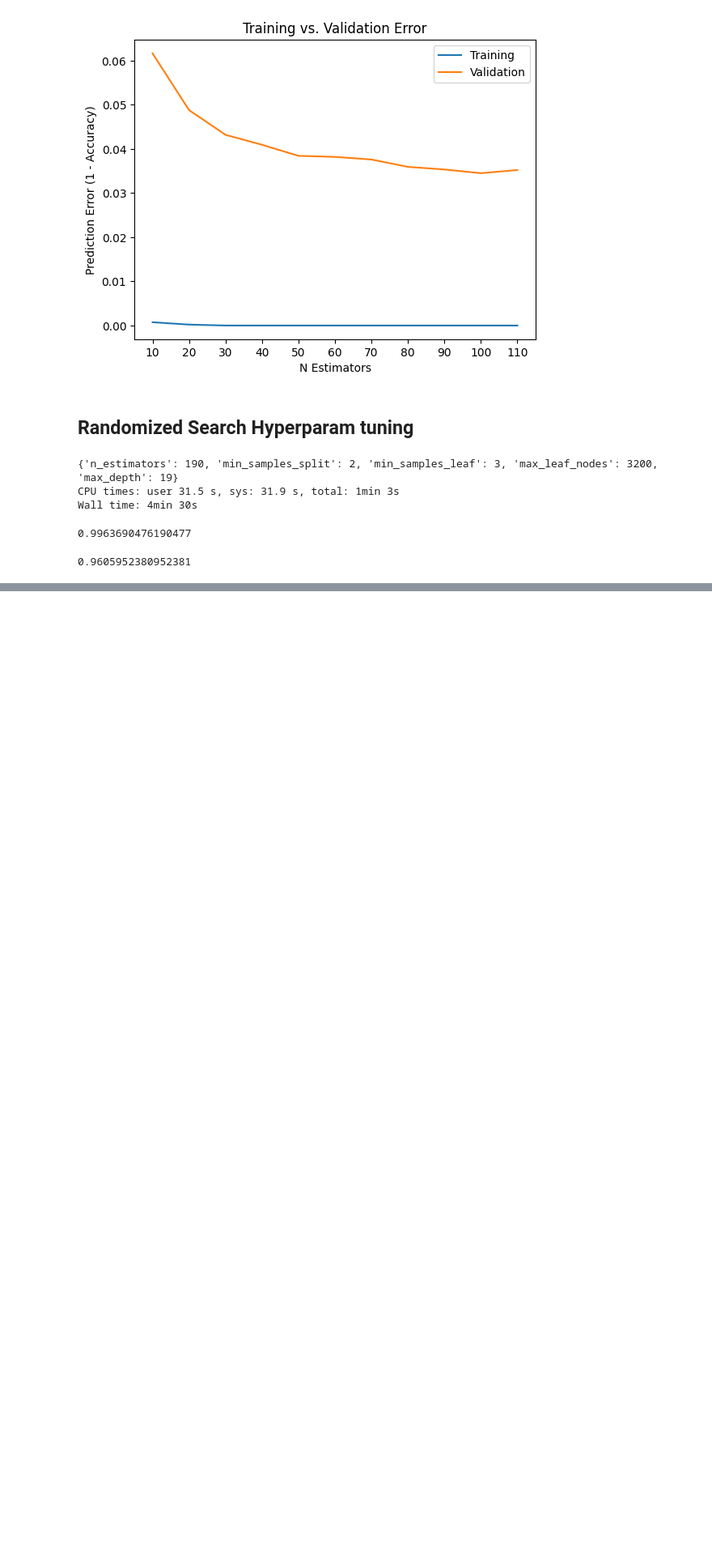
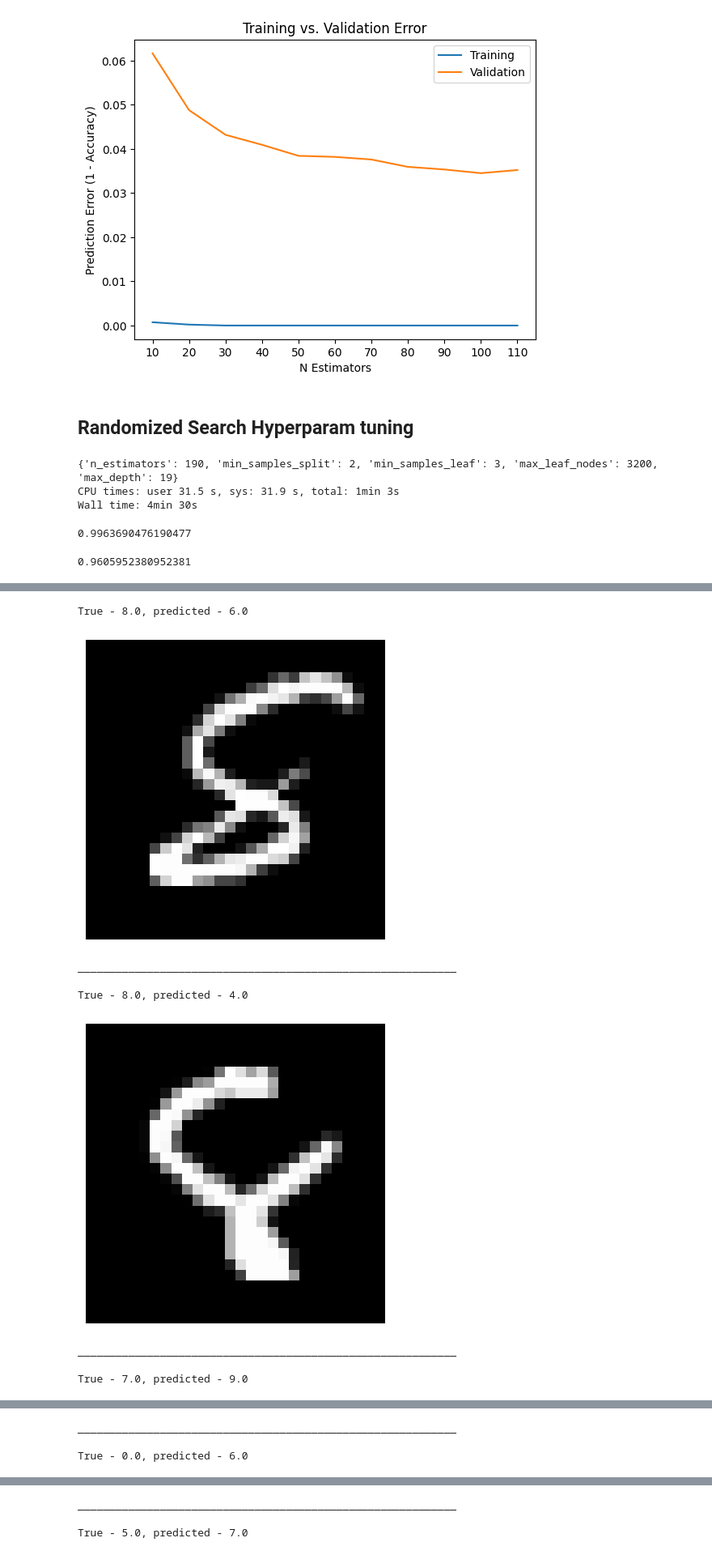
Before and after one commit to Maxstef/data-loves-ml-for-people-course, a Jupyter notebook: notebooks/2_4_ensembles_cross_val/0_4_digits_classification_random_forest.ipynb, the cells around one changed output, grey strips where cells are left out. Shown at 81% size. Cells and saved outputs as stored; diff of their text form; code cells hidden in the pictures; blank space fills up the shorter version.

Commit message:
Practice Digits Classification with Random forest add error samples

```diff
--- a/notebooks/2_4_ensembles_cross_val/0_4_digits_classification_random_forest.ipynb
+++ b/notebooks/2_4_ensembles_cross_val/0_4_digits_classification_random_forest.ipynb
@@ -347,0 +350,30 @@ accuracy_score(y_val, val_rf_preds)
+# %%
+# Boolean mask of misclassified samples
+mask = y_val != val_rf_preds
+
+wrong_preds_df = X_val.loc[mask].copy()
+wrong_preds_df["y_true"] = y_val.loc[mask]
+wrong_preds_df["y_pred"] = val_rf_preds[mask]
+
+def show_error_details(row):
+    print(f'True - {row["y_true"]}, predicted - {row["y_pred"]}')
+
+    image_data = row.drop(["y_true", "y_pred"])
+    show_image_matplotlib(image_data)
+
+# show few random examples
+indeces = [1, 4, 7, 14, 16, 19]
+
+for i in indeces:
+    show_error_details(wrong_preds_df.iloc[i])
+    print('_'*60 + '\n')
+# %% [output]
+True - 8.0, predicted - 6.0
+[figure, added]
+____________________________________________________________
+
+True - 8.0, predicted - 4.0
+[figure, added]
+____________________________________________________________
+
+True - 7.0, predicted - 9.0
@@ -347,0 +381,3 @@ accuracy_score(y_val, val_rf_preds)
+____________________________________________________________
+
+True - 0.0, predicted - 6.0
@@ -347,0 +385,3 @@ accuracy_score(y_val, val_rf_preds)
+____________________________________________________________
+
+True - 5.0, predicted - 7.0
```
Also changed, not shown: parts of 2 cells of this notebook.
